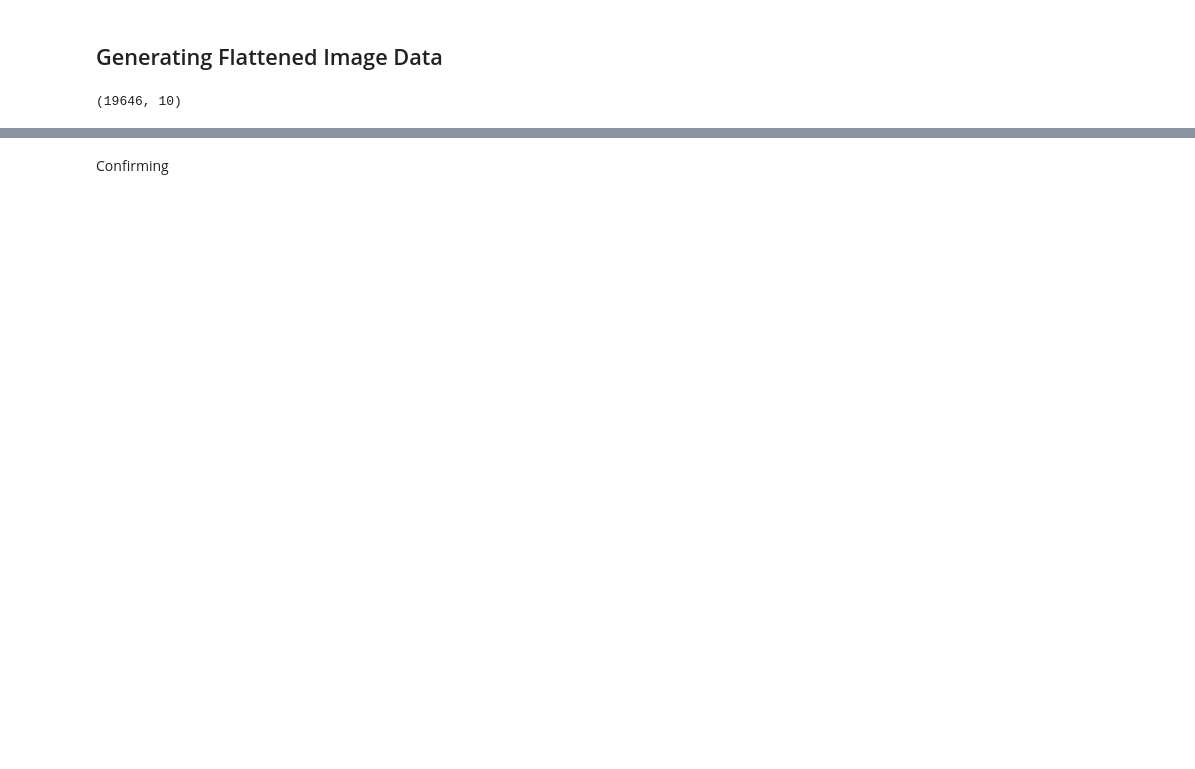
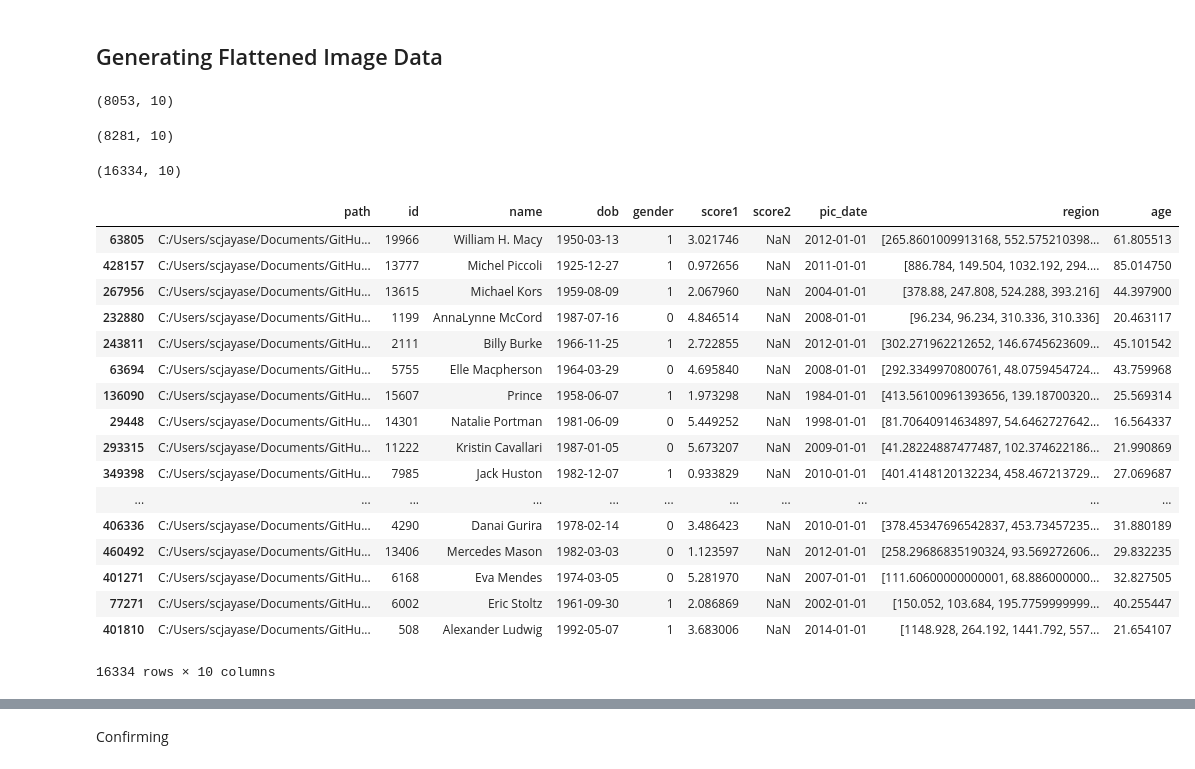
Before and after one commit to airoscar/3ShadesML, a Jupyter notebook: MLClassique/image_data_generator.ipynb, the cells around one changed output, grey strips where cells are left out. Cells and saved outputs as stored; diff of their text form; code cells hidden in the pictures; blank space fills up the shorter version.

```diff
--- a/MLClassique/image_data_generator.ipynb
+++ b/MLClassique/image_data_generator.ipynb
@@ -30,11 +30,19 @@ def tensorizeImage(newHeight, newWidth, metadata, filepathCol, greyscale=True):
 ## Generating Flattened Image Data
 # %%
 inStream = open('../dataset/df_10pct.pickle', 'rb')
-metadata, _ = pickle.load(inStream)
+data = pickle.load(inStream)
 inStream.close()
+# %%
+data[data.gender==1].shape
+# %% [output]
+(8053, 10)
+# %%
+data[data.gender==0].shape
+# %% [output]
+(8281, 10)
 # %%
-metadata.shape
+data.shape
 # %% [output]
-(19646, 10)
+(16334, 10)
 # %%
-metadata["path"]="C:/Users/scjayase/Documents/GitHubRepos/3ShadesML/Dataset/imdb_crop/"+ metadata["path"].astype(str)
+data["path"]="C:/Users/scjayase/Documents/GitHubRepos/3ShadesML/Dataset/imdb_crop/"+ data["path"].astype(str)
@@ -43 +49,22 @@ metadata["path"]="C:/Users/scjayase/Documents/GitHubRepos/3ShadesML/Dataset/imdb
+# %%
+data
+# %% [output]
+|  | path | id | name | dob | gender | score1 | score2 | pic_date | region | age |
+| 63805 | C:/Users/scjayase/Documents/GitHu... | 19966 | William H. Macy | 1950-03-13 | 1 | 3.021746 | NaN | 2012-01-01 | [265.8601009913168, 552.575210398... | 61.805513 |
+| 428157 | C:/Users/scjayase/Documents/GitHu... | 13777 | Michel Piccoli | 1925-12-27 | 1 | 0.972656 | NaN | 2011-01-01 | [886.784, 149.504, 1032.192, 294.... | 85.014750 |
+| 267956 | C:/Users/scjayase/Documents/GitHu... | 13615 | Michael Kors | 1959-08-09 | 1 | 2.067960 | NaN | 2004-01-01 | [378.88, 247.808, 524.288, 393.216] | 44.397900 |
+| 232880 | C:/Users/scjayase/Documents/GitHu... | 1199 | AnnaLynne McCord | 1987-07-16 | 0 | 4.846514 | NaN | 2008-01-01 | [96.234, 96.234, 310.336, 310.336] | 20.463117 |
+| 243811 | C:/Users/scjayase/Documents/GitHu... | 2111 | Billy Burke | 1966-11-25 | 1 | 2.722855 | NaN | 2012-01-01 | [302.271962212652, 146.6745623609... | 45.101542 |
+| 63694 | C:/Users/scjayase/Documents/GitHu... | 5755 | Elle Macpherson | 1964-03-29 | 0 | 4.695840 | NaN | 2008-01-01 | [292.3349970800761, 48.0759454724... | 43.759968 |
+| 136090 | C:/Users/scjayase/Documents/GitHu... | 15607 | Prince | 1958-06-07 | 1 | 1.973298 | NaN | 1984-01-01 | [413.56100961393656, 139.18700320... | 25.569314 |
+| 29448 | C:/Users/scjayase/Documents/GitHu... | 14301 | Natalie Portman | 1981-06-09 | 0 | 5.449252 | NaN | 1998-01-01 | [81.70640914634897, 54.6462727642... | 16.564337 |
+| 293315 | C:/Users/scjayase/Documents/GitHu... | 11222 | Kristin Cavallari | 1987-01-05 | 0 | 5.673207 | NaN | 2009-01-01 | [41.28224887477487, 102.374622186... | 21.990869 |
+| 349398 | C:/Users/scjayase/Documents/GitHu... | 7985 | Jack Huston | 1982-12-07 | 1 | 0.933829 | NaN | 2010-01-01 | [401.4148120132234, 458.467213729... | 27.069687 |
+| ... | ... | ... | ... | ... | ... | ... | ... | ... | ... | ... |
+| 406336 | C:/Users/scjayase/Documents/GitHu... | 4290 | Danai Gurira | 1978-02-14 | 0 | 3.486423 | NaN | 2010-01-01 | [378.45347696542837, 453.73457235... | 31.880189 |
+| 460492 | C:/Users/scjayase/Documents/GitHu... | 13406 | Mercedes Mason | 1982-03-03 | 0 | 1.123597 | NaN | 2012-01-01 | [258.29686835190324, 93.569272606... | 29.832235 |
+| 401271 | C:/Users/scjayase/Documents/GitHu... | 6168 | Eva Mendes | 1974-03-05 | 0 | 5.281970 | NaN | 2007-01-01 | [111.60600000000001, 68.886000000... | 32.827505 |
+| 77271 | C:/Users/scjayase/Documents/GitHu... | 6002 | Eric Stoltz | 1961-09-30 | 1 | 2.086869 | NaN | 2002-01-01 | [150.052, 103.684, 195.7759999999... | 40.255447 |
+| 401810 | C:/Users/scjayase/Documents/GitHu... | 508 | Alexander Ludwig | 1992-05-07 | 1 | 3.683006 | NaN | 2014-01-01 | [1148.928, 264.192, 1441.792, 557... | 21.654107 |
+16334 rows × 10 columns
 # %%
```
Also changed, not shown: parts of 3 cells of this notebook, 51 other files.
